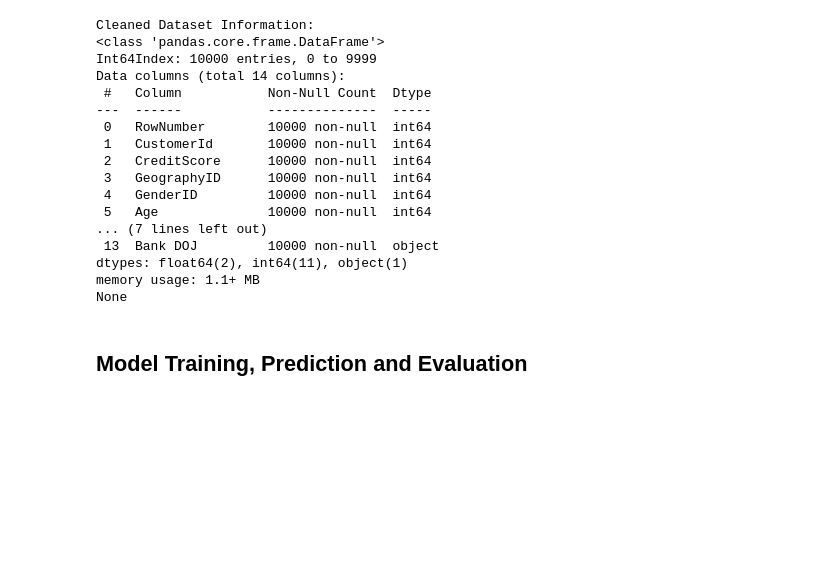
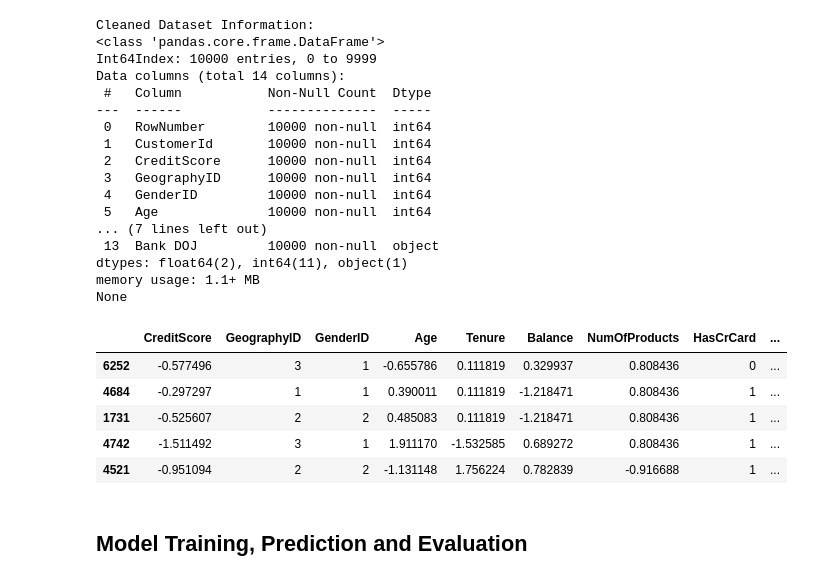
Before and after one commit to sumukh-m/Customer-Churn-Prediction-and-Data-Analysis, a Jupyter notebook: Python_Code.ipynb, the cells around one changed output. Drawn from its saved outputs; the diff is of its cells as text; code cells hidden in the pictures; blank space fills up the shorter version.

```diff
--- a/Python_Code.ipynb
+++ b/Python_Code.ipynb
@@ -249,6 +249,15 @@ numerical_columns = ['CreditScore', 'Age', 'Tenure', 'Balance', 'NumOfProducts',
 scaler = StandardScaler()
 X_train[numerical_columns] = scaler.fit_transform(X_train[numerical_columns])
 X_test[numerical_columns] = scaler.transform(X_test[numerical_columns])
+# %%
+X_test.head(5)
+# %% [output]
+|  | CreditScore | GeographyID | GenderID | Age | Tenure | Balance | NumOfProducts | HasCrCard | ... |
+| 6252 | -0.577496 | 3 | 1 | -0.655786 | 0.111819 | 0.329937 | 0.808436 | 0 | ... |
+| 4684 | -0.297297 | 1 | 1 | 0.390011 | 0.111819 | -1.218471 | 0.808436 | 1 | ... |
+| 1731 | -0.525607 | 2 | 2 | 0.485083 | 0.111819 | -1.218471 | 0.808436 | 1 | ... |
+| 4742 | -1.511492 | 3 | 1 | 1.911170 | -1.532585 | 0.689272 | 0.808436 | 1 | ... |
+| 4521 | -0.951094 | 2 | 2 | -1.131148 | 1.756224 | 0.782839 | -0.916688 | 1 | ... |
 # %% [markdown]
 ## Model Training, Prediction and Evaluation
 # %% [markdown]
```
Also changed, not shown: 1 other file.
